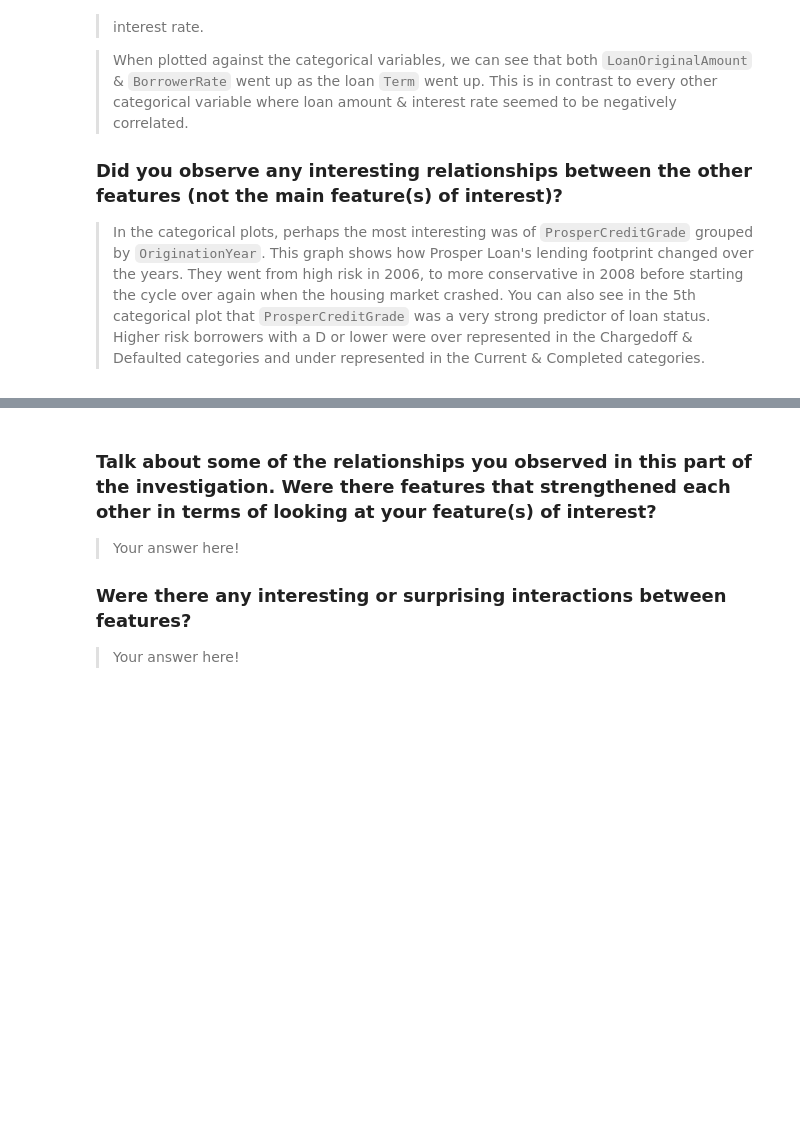
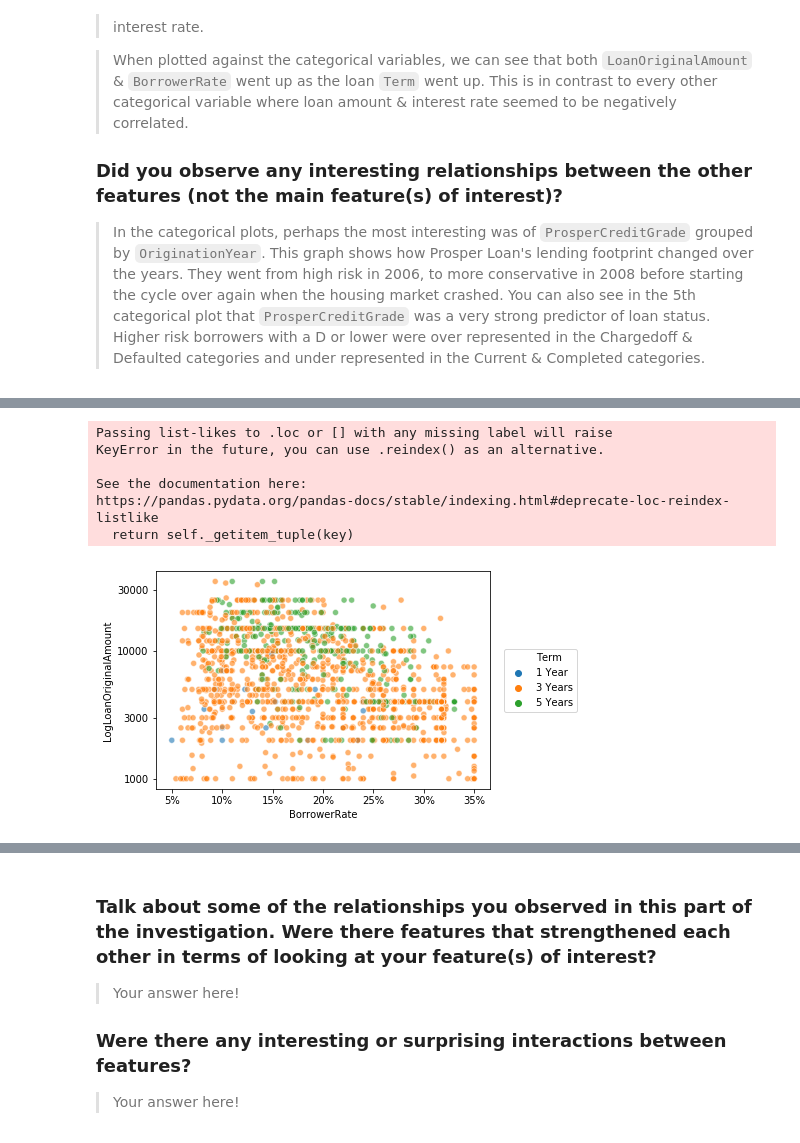
Before and after one commit to iRowebot/prosper_loans_visualizations, a Jupyter notebook: prosper_loans_data_visualization.ipynb, the cells around one changed output, grey strips where cells are left out. Cells and saved outputs as stored; diff of their text form; code cells hidden in the pictures; blank space fills up the shorter version.

Commit message:
Add multiariate visualizations & analysis.

```diff
--- a/prosper_loans_data_visualization.ipynb
+++ b/prosper_loans_data_visualization.ipynb
@@ -700,0 +684,19 @@ your work in the previous sections.
+# %%
+sample = np.random.choice(df_subset.shape[0], 1500, replace=True)
+sample_set = df_subset.loc[sample,:]
+
+y_labels = [1000, 3000, 10000, 30000]
+
+sns.scatterplot(data=sample_set, x='BorrowerRate', y='LogLoanOriginalAmount', hue='Term', alpha=0.6)
+
+plt.yticks(np.log10(y_labels), y_labels)
+plt.gca().set_xticklabels(['{:.0f}%'.format(x*100) for x in plt.gca().get_xticks()])
+plt.legend(loc=10, bbox_to_anchor=(1.15,0.5));
+# %% [output]
+Passing list-likes to .loc or [] with any missing label will raise
+KeyError in the future, you can use .reindex() as an alternative.
+
+See the documentation here:
+https://pandas.pydata.org/pandas-docs/stable/indexing.html#deprecate-loc-reindex-listlike
+  return self._getitem_tuple(key)
+[figure, added]
```
Also changed, not shown: parts of 8 cells of this notebook.
